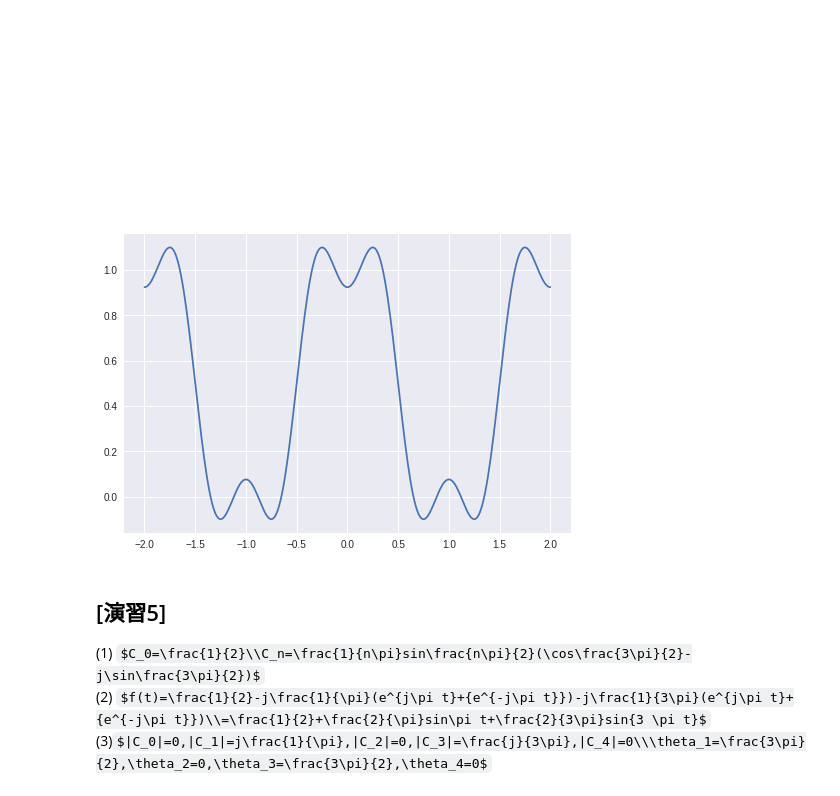
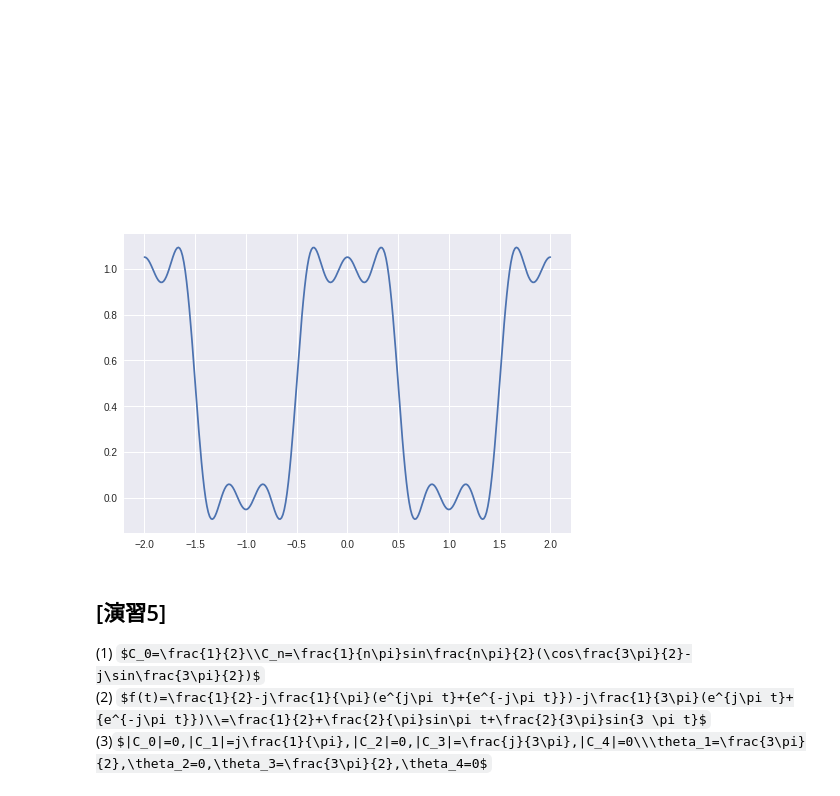
Before and after one commit to sakakendo/notebook, a Jupyter notebook: apm1_5.ipynb, the cells around one changed output. Saved outputs shown, nothing was run; the diff lists cells and outputs as text; code cells hidden in the pictures; some formulas as TeX source.

```diff
--- a/apm1_5.ipynb
+++ b/apm1_5.ipynb
@@ -29,14 +29,14 @@ $f(t)=\frac{1}{2}+\frac{1}{\pi}\cdot\{ e^{j\pi t}+{e^{-j\pi t}}\}-\frac{1}{3\pi}
 # %%
 #@title (4)
 import numpy as np
 import matplotlib.pylab as plt
 
 x=np.linspace(-2,2,300)
-y=1/2+2/np.pi*np.cos(np.pi*x)-2/(3*np.pi)*np.cos(3*np.pi*x)
+y=1/2+2/np.pi*np.cos(np.pi*x)-2/(3*np.pi)*np.cos(3*np.pi*x)+2/(5*np.pi)*np.cos(5*np.pi*x)
 plt.plot(x,y)
 plt.show()
 # %% [output]
-[figure, old version]
+[figure, new version]
 # %% [markdown]
 ## [演習5]
 (1)
```
Also changed, not shown: parts of 2 cells of this notebook.
